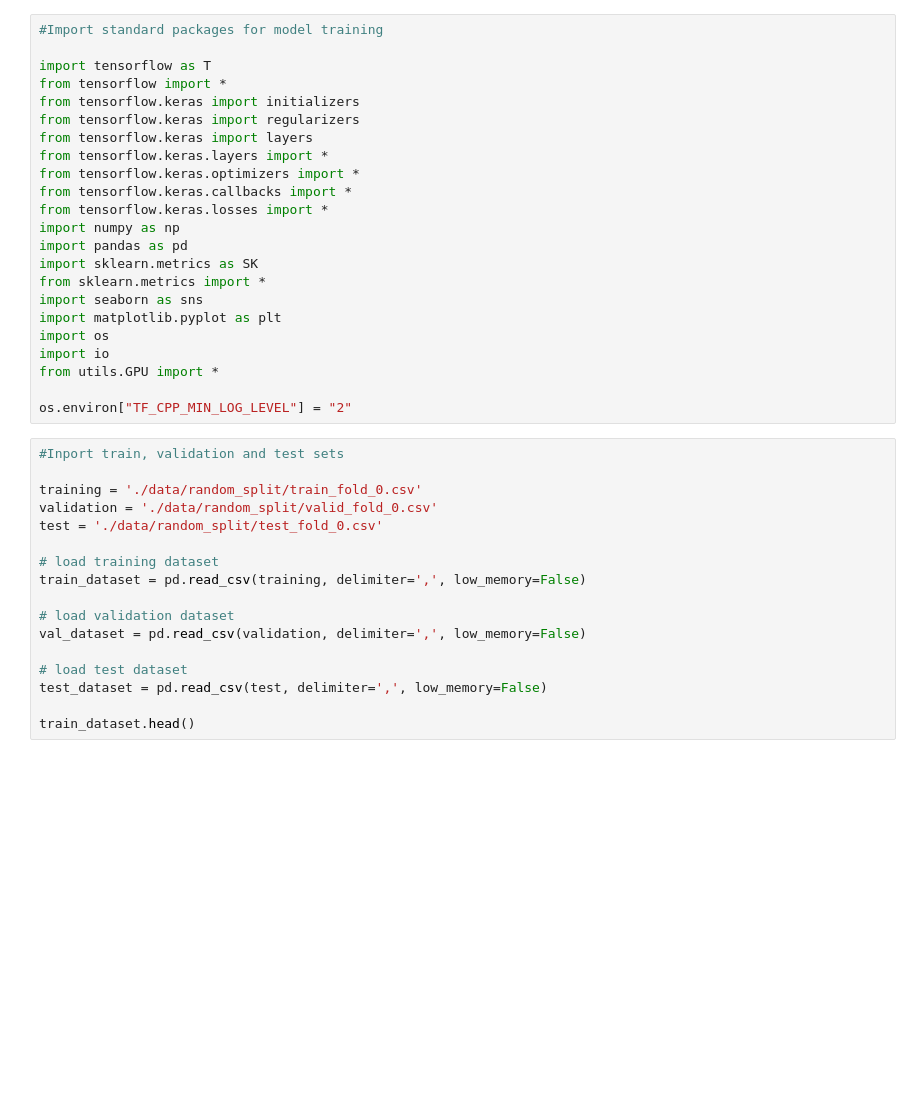
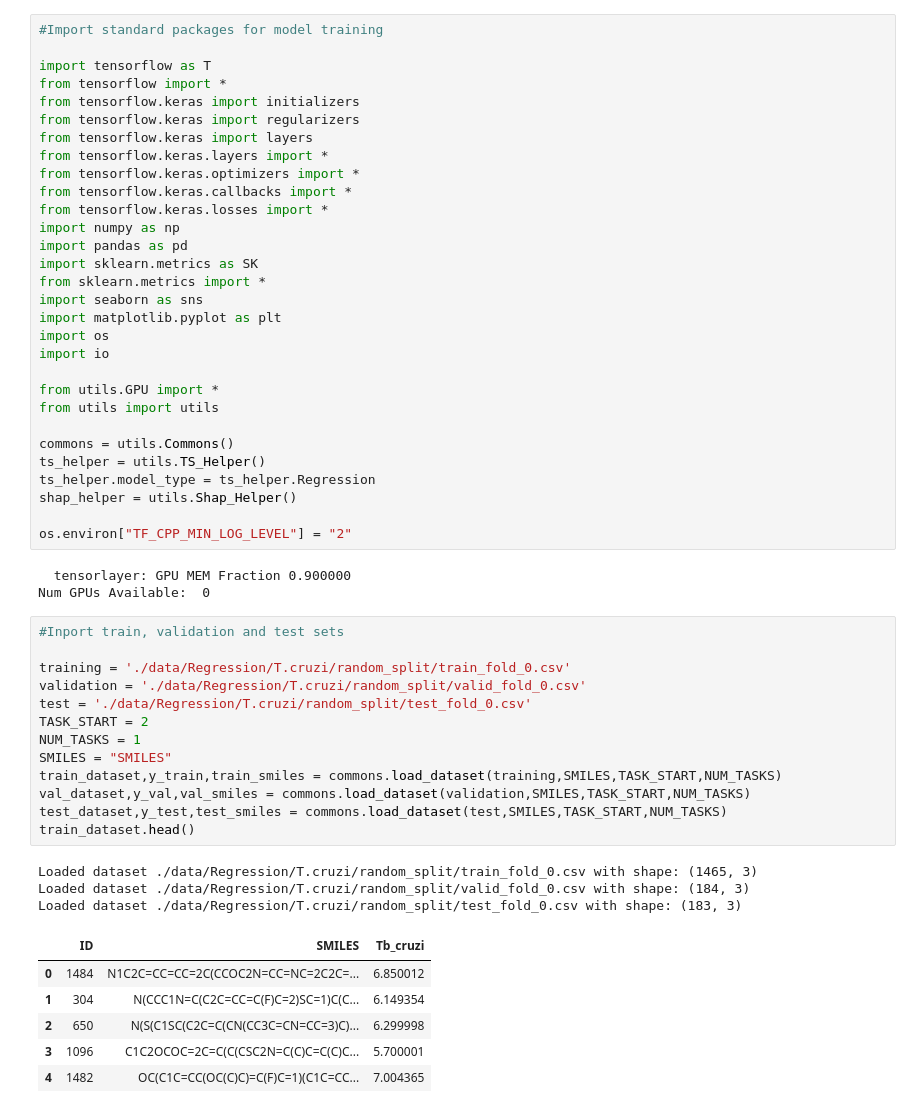
Before and after one commit to Laplace-py/Tropical, a Jupyter notebook: Github_Artigo/BaseModel_Regression_MPNN.ipynb, the cells around one changed output. Saved outputs shown, nothing was run; the diff lists cells and outputs as text; blank space fills up the shorter version.

```diff
--- a/Github_Artigo/BaseModel_Regression_MPNN.ipynb
+++ b/Github_Artigo/BaseModel_Regression_MPNN.ipynb
@@ -18,26 +18,42 @@ import seaborn as sns
 import matplotlib.pyplot as plt
 import os
 import io
+
 from utils.GPU import *
+from utils import utils
+
+commons = utils.Commons()
+ts_helper = utils.TS_Helper()
+ts_helper.model_type = ts_helper.Regression
+shap_helper = utils.Shap_Helper()
 
 os.environ["TF_CPP_MIN_LOG_LEVEL"] = "2"
+# %% [output]
+  tensorlayer: GPU MEM Fraction 0.900000
+Num GPUs Available:  0
 # %%
 #Inport train, validation and test sets
 
-training = './data/random_split/train_fold_0.csv'
-validation = './data/random_split/valid_fold_0.csv'
-test = './data/random_split/test_fold_0.csv'
-
-# load training dataset
-train_dataset = pd.read_csv(training, delimiter=',', low_memory=False)
-
-# load validation dataset
-val_dataset = pd.read_csv(validation, delimiter=',', low_memory=False)
-
-# load test dataset
-test_dataset = pd.read_csv(test, delimiter=',', low_memory=False)
-
+training = './data/Regression/T.cruzi/random_split/train_fold_0.csv'
+validation = './data/Regression/T.cruzi/random_split/valid_fold_0.csv'
+test = './data/Regression/T.cruzi/random_split/test_fold_0.csv'
+TASK_START = 2
+NUM_TASKS = 1
+SMILES = "SMILES"
+train_dataset,y_train,train_smiles = commons.load_dataset(training,SMILES,TASK_START,NUM_TASKS)
+val_dataset,y_val,val_smiles = commons.load_dataset(validation,SMILES,TASK_START,NUM_TASKS)
+test_dataset,y_test,test_smiles = commons.load_dataset(test,SMILES,TASK_START,NUM_TASKS)
 train_dataset.head()
+# %% [output]
+Loaded dataset ./data/Regression/T.cruzi/random_split/train_fold_0.csv with shape: (1465, 3)
+Loaded dataset ./data/Regression/T.cruzi/random_split/valid_fold_0.csv with shape: (184, 3)
+Loaded dataset ./data/Regression/T.cruzi/random_split/test_fold_0.csv with shape: (183, 3)
+|  | ID | SMILES | Tb_cruzi |
+| 0 | 1484 | N1C2C=CC=CC=2C(CCOC2N=CC=NC=2C2C=... | 6.850012 |
+| 1 | 304 | N(CCC1N=C(C2C=CC=C(F)C=2)SC=1)C(C... | 6.149354 |
+| 2 | 650 | N(S(C1SC(C2C=C(CN(CC3C=CN=CC=3)C)... | 6.299998 |
+| 3 | 1096 | C1C2OCOC=2C=C(C(CSC2N=C(C)C=C(C)C... | 5.700001 |
+| 4 | 1482 | OC(C1C=CC(OC(C)C)=C(F)C=1)(C1C=CC... | 7.004365 |
 # %%
 #Import atom and bond featurizers
 
```
Also changed, not shown: parts of 6 cells of this notebook, 15 other files.
